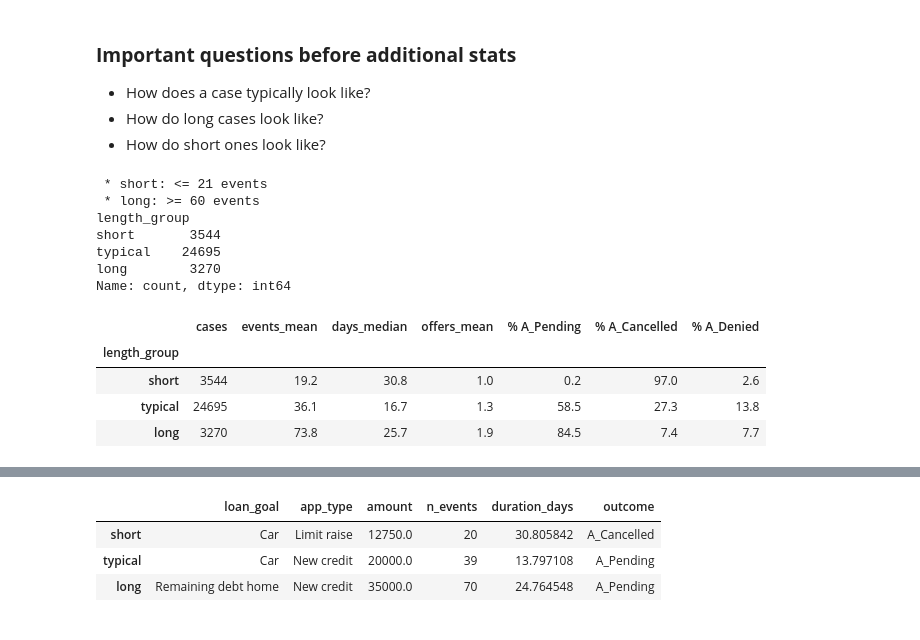
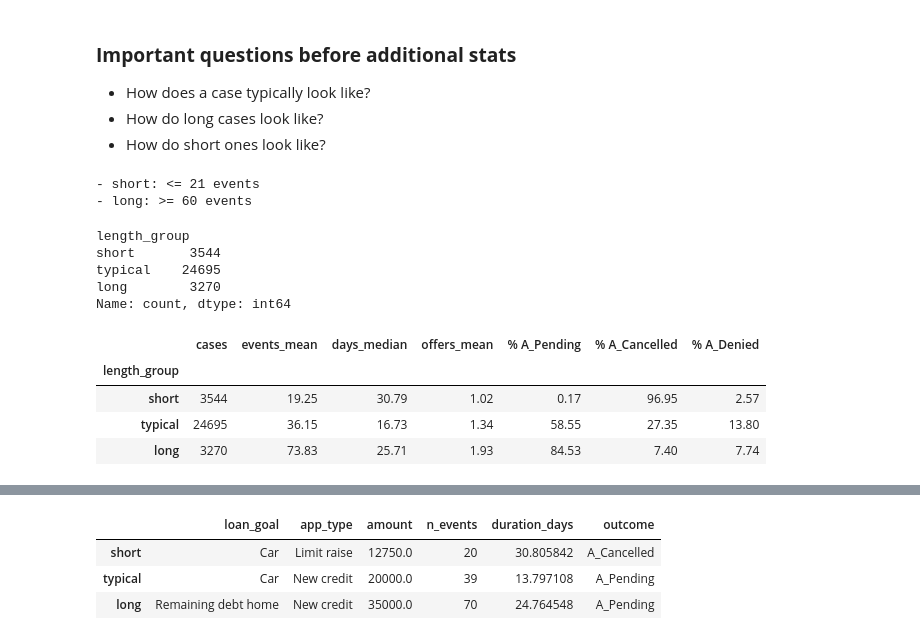
Before and after one commit to M1l3na24/First-Assignment-BPPSO-WS26-27, a Jupyter notebook: assignmentI.ipynb, the cells around one changed output, grey strips where cells are left out. Drawn from its saved outputs; the diff is of its cells as text; code cells hidden in the pictures.

```diff
--- a/assignmentI.ipynb
+++ b/assignmentI.ipynb
@@ -298,39 +296,42 @@ display(cases[:5]) # Line just to visualise the final table
 - How do long cases look like?
 - How do short ones look like?
 # %%
-# We must group the cases by lenght, for that, we will use 10th and 90th percentils
+# To asnwer tihs questions, or at least visualize them, we must group the cases by lenght, for that; we will use 10th and 90th percentils
 p10, p90 = cases["n_events"].quantile([0.10, 0.90])
-cases["length_group"] = np.select([cases["n_events"] <= p10, cases["n_events"] >= p90],
-                                  ["short", "long"], default="typical")
-order_len = ["short", "typical", "long"]
-print(f" * short: <= {p10:.0f} events")
-print(f" * long: >= {p90:.0f} events")
-print(cases["length_group"].value_counts()[order_len])
+cases["length_group"] = np.select([cases["n_events"] <= p10,
+                                   cases["n_events"] >= p90],
+                                  ["short", "long"],
+                                  default="typical")
 
-# It is necessary a profile of each group (meaning the "typical look" but in numbers)
-cases["n_offers"] = (df[df[act] == "O_Create Offer"].groupby(case).size().reindex(cases.index).fillna(0).astype(int))
-
-profile = cases.groupby("length_group").agg(cases = ("n_events", "size"),
-                                            events_mean = ("n_events", "mean"),
-                                            days_median = ("duration_days", "median"),
-                                            offers_mean = ("n_offers", "mean")).loc[order_len]
-outcome_mix = (pd.crosstab(cases["length_group"], cases["outcome"], normalize="index") * 100).loc[order_len]
-
-
-# Profile
-profile = profile.join(outcome_mix[["A_Pending", "A_Cancelled", "A_Denied"]].add_prefix("% "))
-display(profile.round(1))
+order_len = ["short", "typical", "long"] # this can change to convenience :)
+print(f"- short: <= {p10:.0f} events")
+print(f"- long: >= {p90:.0f} events")
+display(cases["length_group"].value_counts()[order_len])
 # %% [output]
- * short: <= 21 events
- * long: >= 60 events
-length_group
-short       3544
-typical    24695
-long        3270
-Name: count, dtype: int64
+- short: <= 21 events
+- long: >= 60 events
-|  | cases | events_mean | days_median | offers_mean | % A_Pending | % A_Cancelled | % A_Denied |
-| length_group |  |  |  |  |  |  |  |
-| short | 3544 | 19.2 | 30.8 | 1.0 | 0.2 | 97.0 | 2.6 |
-| typical | 24695 | 36.1 | 16.7 | 1.3 | 58.5 | 27.3 | 13.8 |
-| long | 3270 | 73.8 | 25.7 | 1.9 | 84.5 | 7.4 | 7.7 |
+length_group
+short       3544
+typical    24695
+long        3270
+Name: count, dtype: int64
+# %%
+# It is necessary a profile of each group (meaning the "typical look" but in numbers)
+cases["n_offers"] = (df[df[act] == "O_Create Offer"].groupby(case).size().reindex(cases.index).fillna(0).astype(int))
+
+profile = cases.groupby("length_group").agg(cases = ("n_events", "size"),
+                                            events_mean = ("n_events", "mean"),
+                                            days_median = ("duration_days", "median"),
+                                            offers_mean = ("n_offers", "mean")).loc[order_len]
+outcome_mix = (pd.crosstab(cases["length_group"], cases["outcome"], normalize="index") * 100).loc[order_len]
+
+# Profile
+profile = profile.join(outcome_mix[["A_Pending", "A_Cancelled", "A_Denied"]].add_prefix("% "))
+display(profile.round(2))
+# %% [output]
+|  | cases | events_mean | days_median | offers_mean | % A_Pending | % A_Cancelled | % A_Denied |
+| length_group |  |  |  |  |  |  |  |
+| short | 3544 | 19.25 | 30.79 | 1.02 | 0.17 | 96.95 | 2.57 |
+| typical | 24695 | 36.15 | 16.73 | 1.34 | 58.55 | 27.35 | 13.80 |
+| long | 3270 | 73.83 | 25.71 | 1.93 | 84.53 | 7.40 | 7.74 |
 # %%
```
Also changed, not shown: parts of 22 cells of this notebook.
